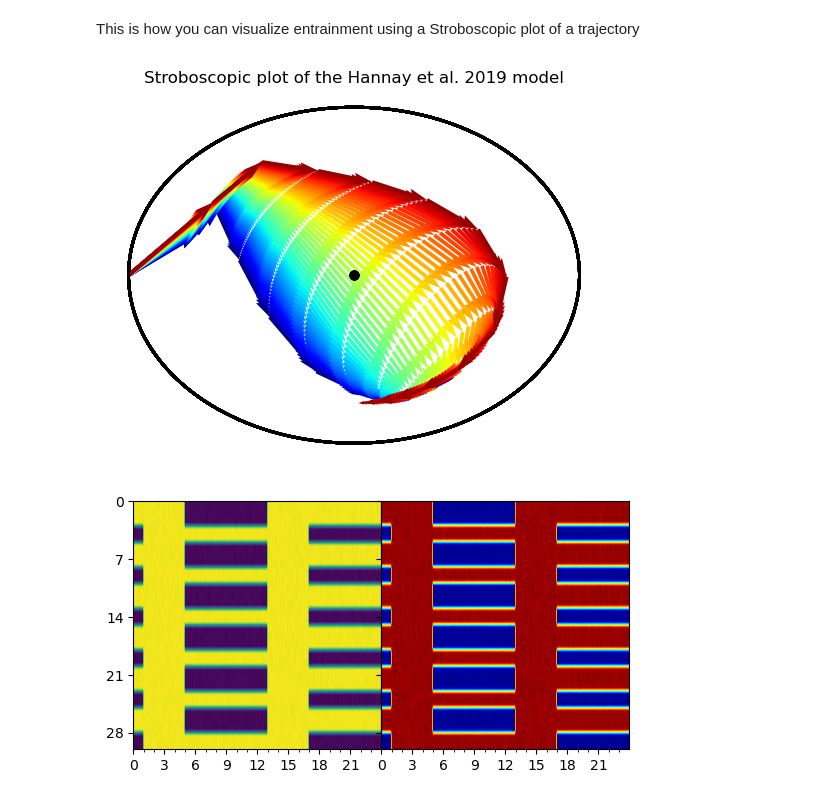
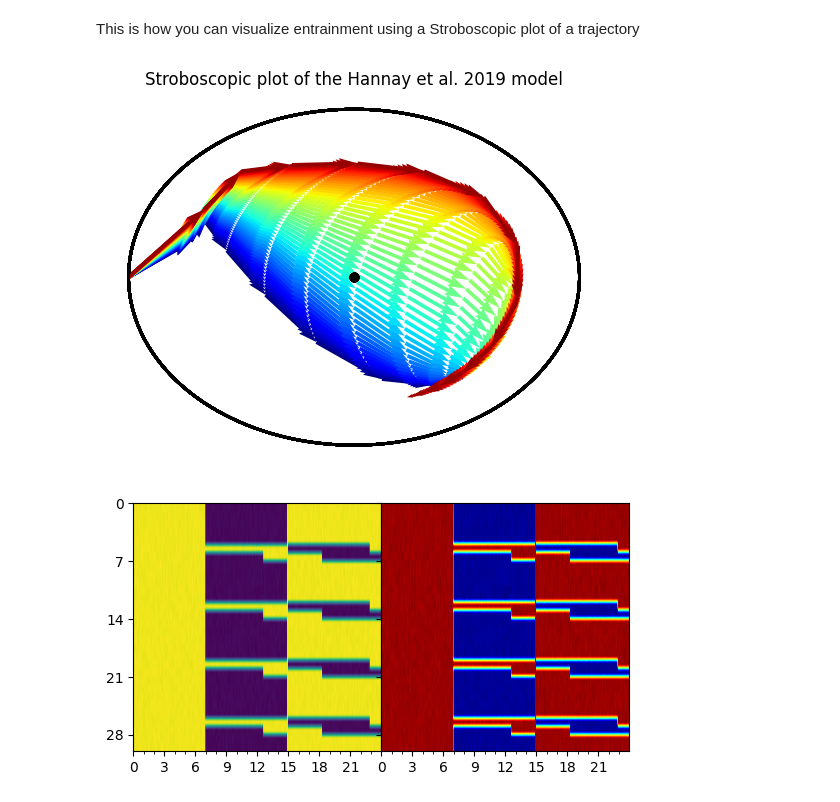
Before and after one commit to Arcascope/circadian, a Jupyter notebook: nbs/03_plots.ipynb, the cells around one changed output. Drawn from its saved outputs; the diff is of its cells as text; code cells hidden in the pictures.

Commit message:
Light module refactoring and update of calls to Light module across codebase

```diff
--- a/nbs/03_plots.ipynb
+++ b/nbs/03_plots.ipynb
@@ -440,7 +443,7 @@ class Stroboscopic:
 This is how you can visualize entrainment using a Stroboscopic plot of a trajectory
 # %%
 
-slam_shift = Light.SlamShift(shift=12.0, lux = 500.0, before_days = 2, after_days=30)
+slam_shift = LightSchedule.SlamShift(shift=12.0, lux=500.0, before_days=2)
 ts = np.arange(0.0, 15*24.0, 0.10)
 light_values = slam_shift(ts)
 # Run this for a range of period parameters
@@ -461,7 +464,7 @@ for idx in range(trajectory.batch_size):
                 color=cmap(idx/batch_dim));
 plt.title("Stroboscopic plot of the Hannay et al. 2019 model");
 # %% [output]
-[figure, old version]
+[figure, new version]
 # %%
 #| export
 
@@ -502,17 +505,17 @@ def plot_actogram(ax: plt.Axes, # plot axes
 
     ax.invert_yaxis()
 # %%
-slam_shift = Light.ShiftWorkLight()
+slam_shift = LightSchedule.ShiftWorkLight()
 ts = np.arange(0, 30*24.0, 0.10)
-light_values = slam_shift(ts, repeat_period=24.0*5) + np.random.randn(len(ts)) * 1.0
+light_values = slam_shift(ts) + np.random.randn(len(ts)) * 1.0
 
 fig, ax = plt.subplots(1,2, sharey='row')
 act = plot_actogram(ax[0], zeitgeber=light_values, cmap='viridis')
 act = plot_actogram(ax[1], zeitgeber=light_values)
 
 fig.subplots_adjust(wspace=0, hspace=0)
 # %% [output]
-[figure, old version]
+[figure, new version]
 # %%
 #| export
 
```
Also changed, not shown: parts of 4 cells of this notebook, 9 other files.
